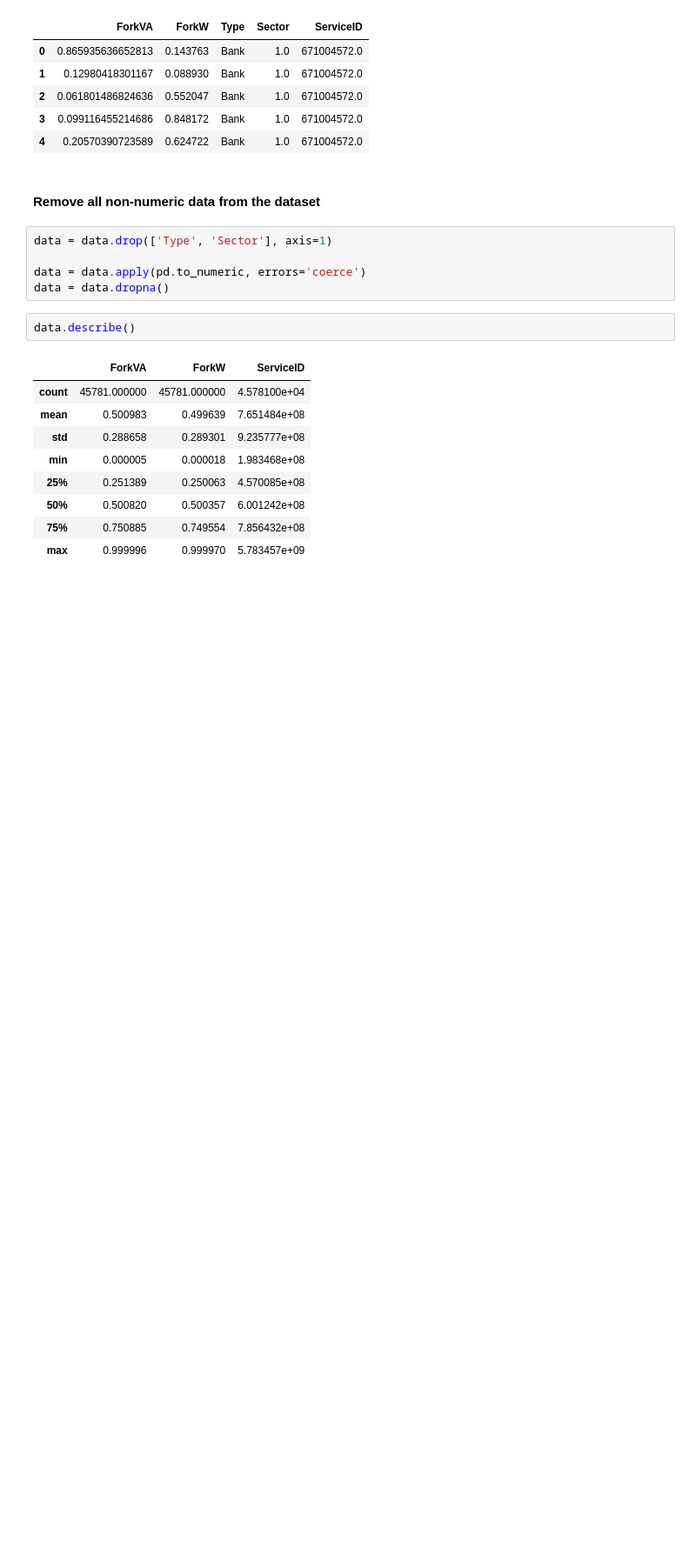
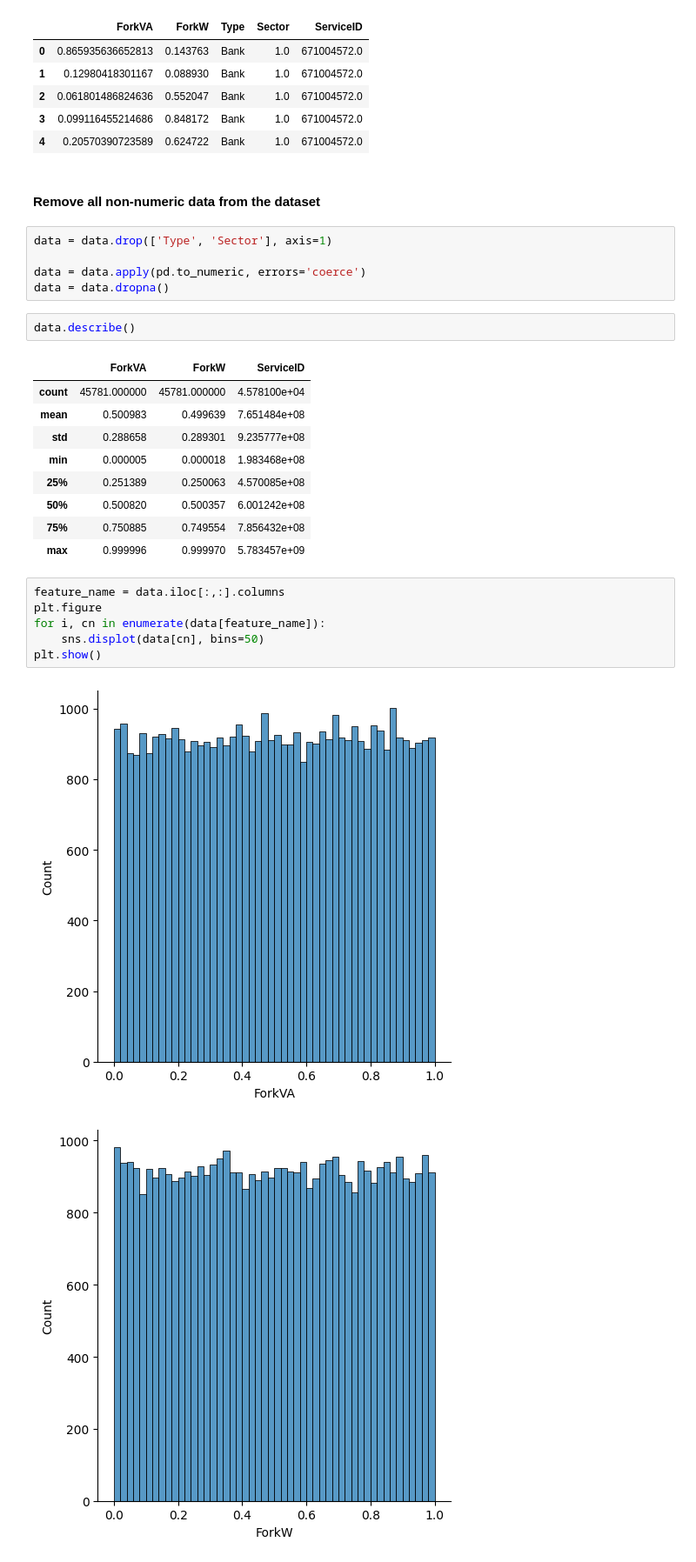
Before and after one commit to jaypbazar/Problem-Set-7, a Jupyter notebook: PS4_Bazar_BSCS2A.ipynb, the cells around one changed output. Shown at 87% size. Drawn from its saved outputs; the diff is of its cells as text; blank space fills up the shorter version.

```diff
--- a/PS4_Bazar_BSCS2A.ipynb
+++ b/PS4_Bazar_BSCS2A.ipynb
@@ -39,3 +39,12 @@ data.describe()
 | 50% | 0.500820 | 0.500357 | 6.001242e+08 |
 | 75% | 0.750885 | 0.749554 | 7.856432e+08 |
 | max | 0.999996 | 0.999970 | 5.783457e+09 |
+# %%
+feature_name = data.iloc[:,:].columns
+plt.figure
+for i, cn in enumerate(data[feature_name]):
+    sns.displot(data[cn], bins=50)
+plt.show()
+# %% [output]
+[figure, added]
+[figure, added]
```
Also changed, not shown: parts of 1 cell of this notebook.
